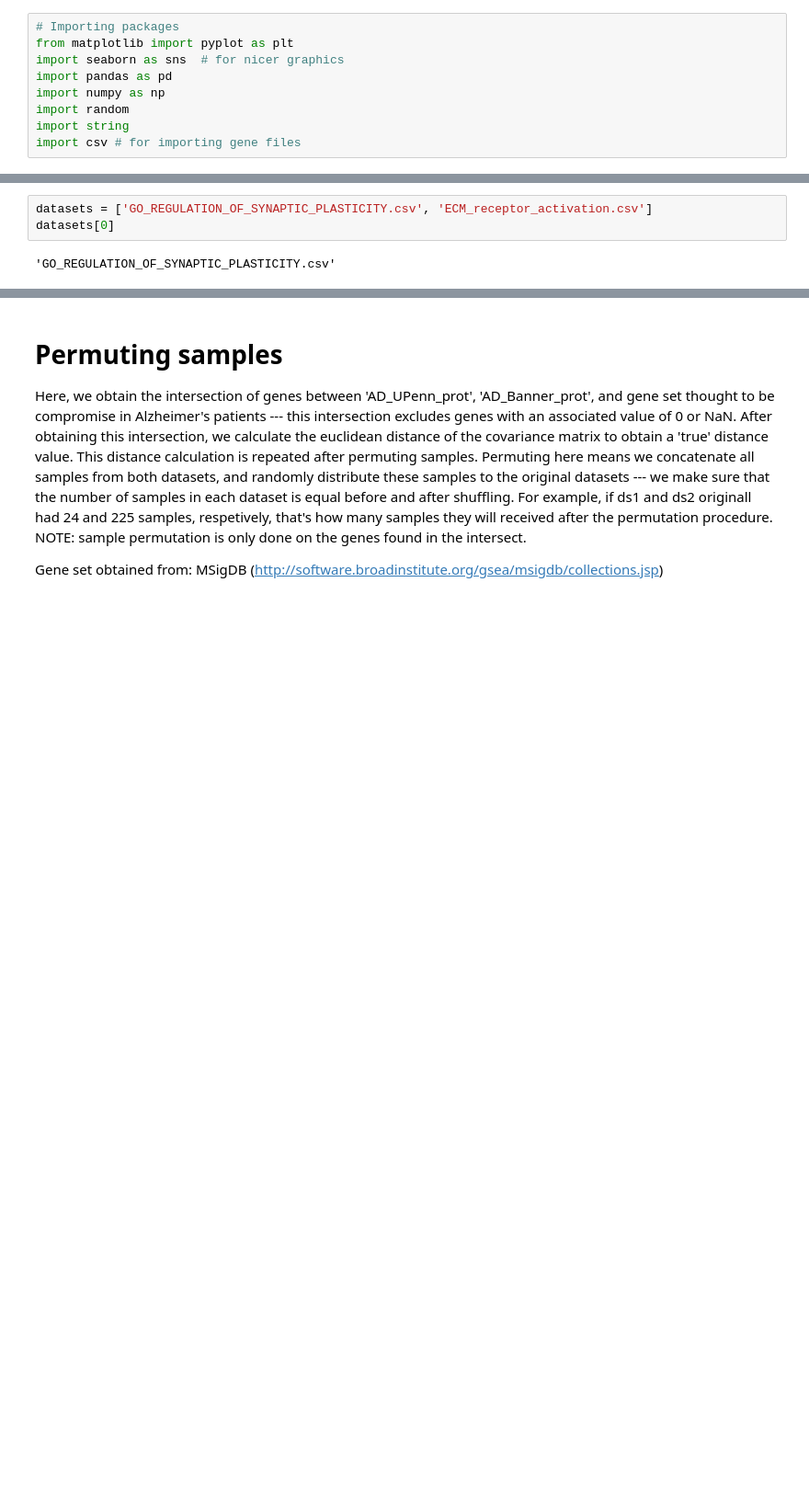
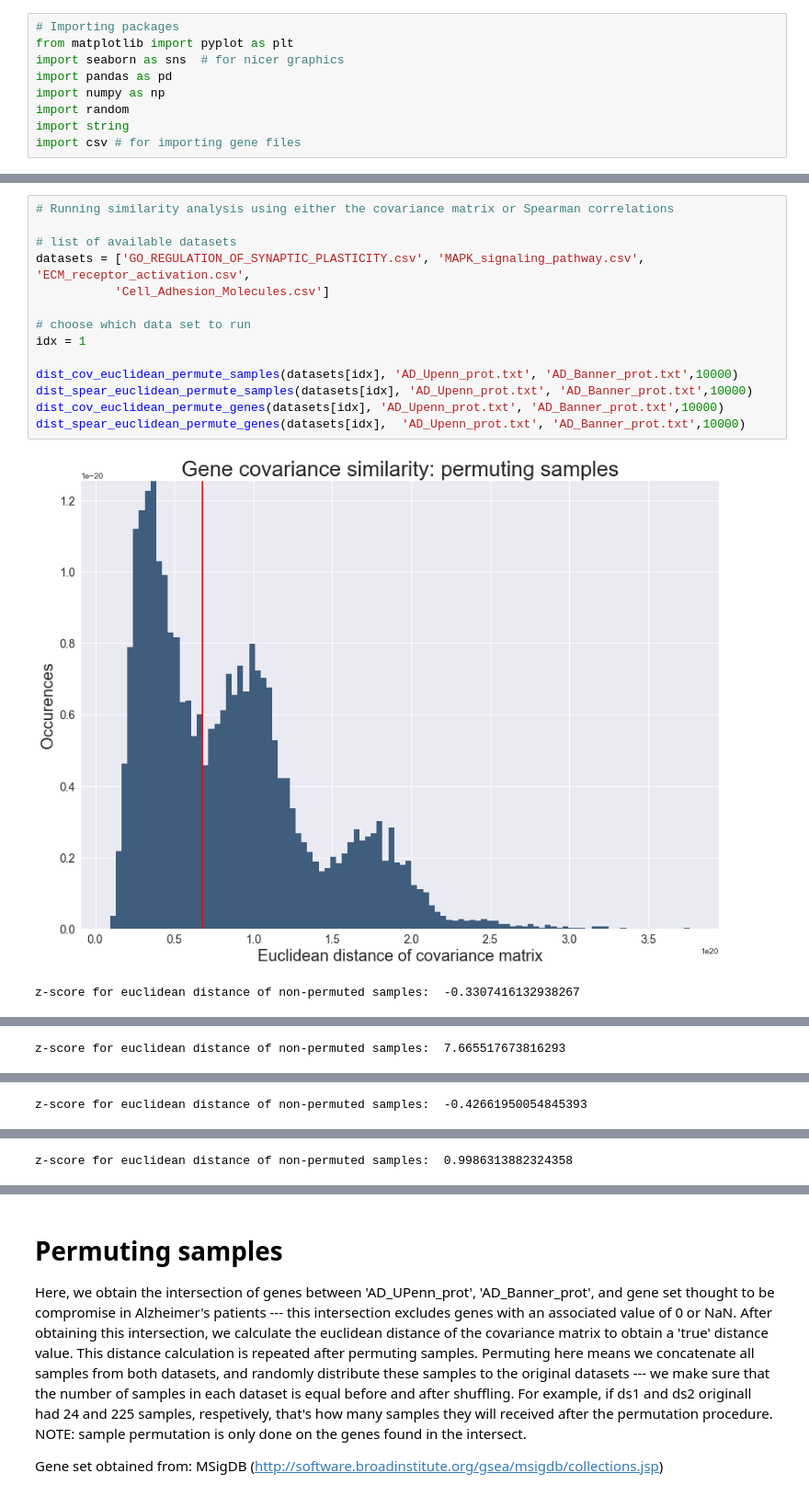
Before and after one commit to maalcantar/Neurological_disease_similarity, a Jupyter notebook: Neurological disease comparison - Alzheimer's .ipynb, the cells around one changed output, grey strips where cells are left out. Shown at 92% size. Cells and saved outputs as stored; diff of their text form; blank space fills up the shorter version.

```diff
--- a/Neurological disease comparison - Alzheimer's .ipynb
+++ b/Neurological disease comparison - Alzheimer's .ipynb
@@ -27,5 +37,17 @@ datasets[idx]('datasets, 'AD_Banner_prot.txt',1000)
-# %%
-datasets = ['GO_REGULATION_OF_SYNAPTIC_PLASTICITY.csv', 'ECM_receptor_activation.csv']
-datasets[0]
-# %% [output]
-'GO_REGULATION_OF_SYNAPTIC_PLASTICITY.csv'
+# %%
+# Running similarity analysis using either the covariance matrix or Spearman correlations
+
+# list of available datasets
+datasets = ['GO_REGULATION_OF_SYNAPTIC_PLASTICITY.csv', 'MAPK_signaling_pathway.csv', 'ECM_receptor_activation.csv',
+           'Cell_Adhesion_Molecules.csv']
+
+# choose which data set to run
+idx = 1
+
+dist_cov_euclidean_permute_samples(datasets[idx], 'AD_Upenn_prot.txt', 'AD_Banner_prot.txt',10000)
+dist_spear_euclidean_permute_samples(datasets[idx], 'AD_Upenn_prot.txt', 'AD_Banner_prot.txt',10000)
+dist_cov_euclidean_permute_genes(datasets[idx], 'AD_Upenn_prot.txt', 'AD_Banner_prot.txt',10000)
+dist_spear_euclidean_permute_genes(datasets[idx],  'AD_Upenn_prot.txt', 'AD_Banner_prot.txt',10000)
+# %% [output]
+[figure, added]
+z-score for euclidean distance of non-permuted samples:  -0.3307416132938267
@@ -31,0 +55 @@ datasets[0]
+z-score for euclidean distance of non-permuted samples:  7.665517673816293
@@ -31,0 +57 @@ datasets[0]
+z-score for euclidean distance of non-permuted samples:  -0.42661950054845393
@@ -31,0 +59 @@ datasets[0]
+z-score for euclidean distance of non-permuted samples:  0.9986313882324358
```
Also changed, not shown: parts of 11 cells of this notebook.
